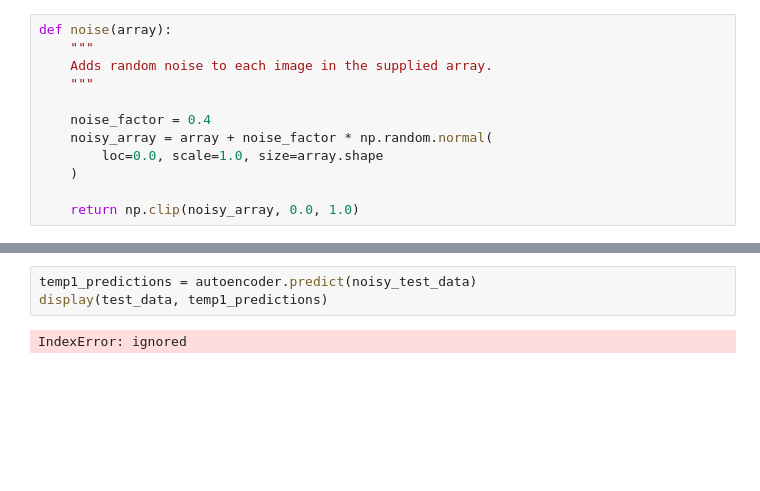
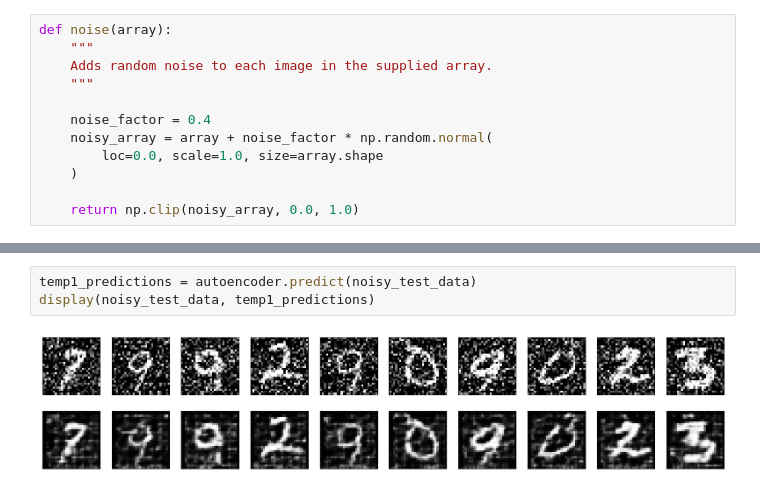
Before and after one commit to 21700185-kimtaehong/Int_AI_sample, a Jupyter notebook: Untitled11.ipynb, the cells around one changed output, grey strips where cells are left out. Drawn from its saved outputs; the diff is of its cells as text; blank space fills up the shorter version.

```diff
--- a/Untitled11.ipynb
+++ b/Untitled11.ipynb
@@ -180,8 +183,8 @@ display(train_data, noisy_train_data)
 # %%
 temp1_predictions = autoencoder.predict(noisy_test_data)
-display(test_data, temp1_predictions)
+display(noisy_test_data, temp1_predictions)
 # %% [output]
-IndexError: ignored
+[figure, added]
 # %%
 temp2_predictions = autoencoder.predict(noisy_train_data)
 display(noisy_train_data, temp2_predictions)
```
Also changed, not shown: parts of 6 cells of this notebook.
